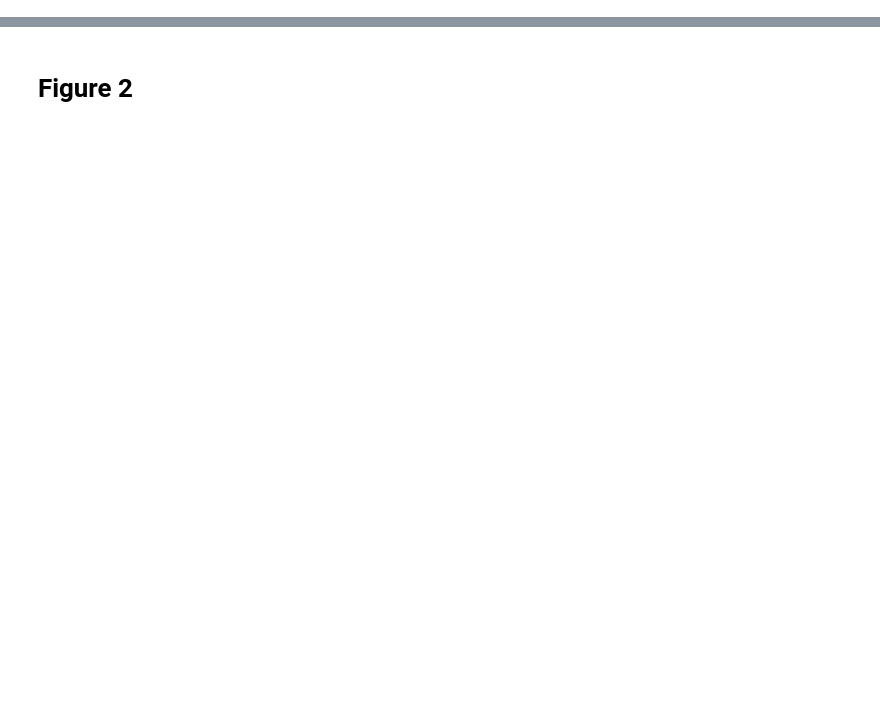
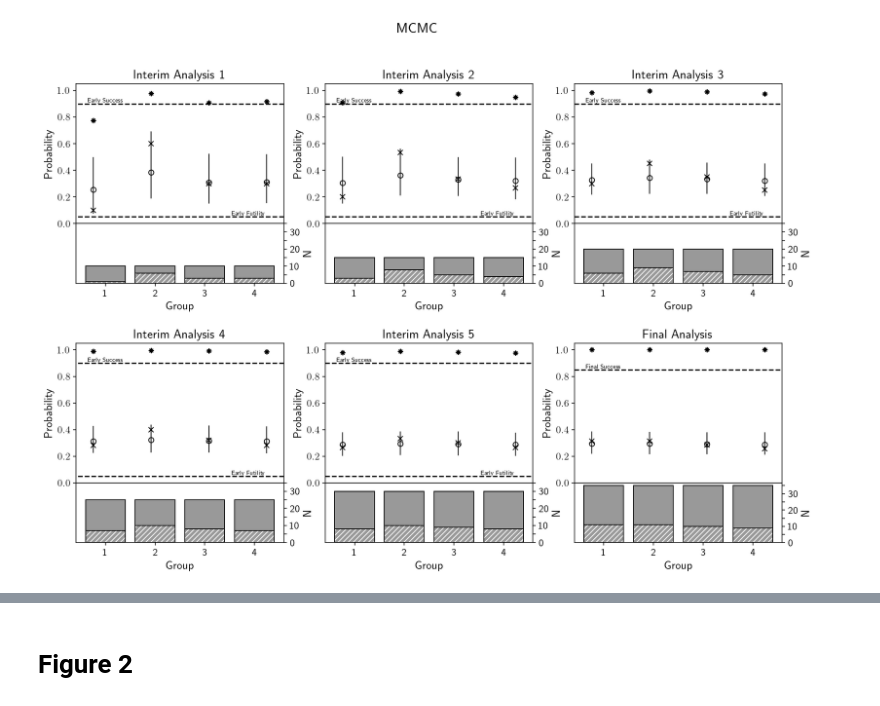
Before and after one commit to constinit/imprint, a Jupyter notebook: research/berry/berry_part1.ipynb, the cells around one changed output, grey strips where cells are left out. Cells and saved outputs as stored; diff of their text form; code cells hidden in the pictures; blank space fills up the shorter version.

```diff
--- a/research/berry/berry_part1.ipynb
+++ b/research/berry/berry_part1.ipynb
@@ -343,0 +149,5 @@ plt.show()
+# %%
+mcmc_stats = mcmc.mcmc_berry(data, fi.logit_p1, thresh_interims, n_samples=50000)
+figure1_plot(fi, "MCMC", data, mcmc_stats)
+# %% [output]
+[figure, added]
```
Also changed, not shown: parts of 32 cells of this notebook, 45 other files.
